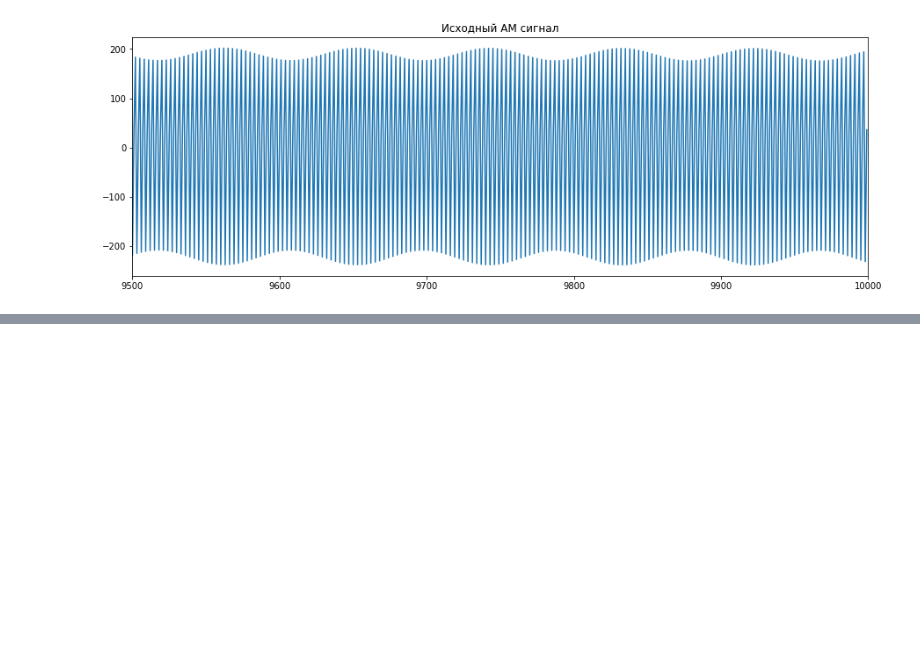
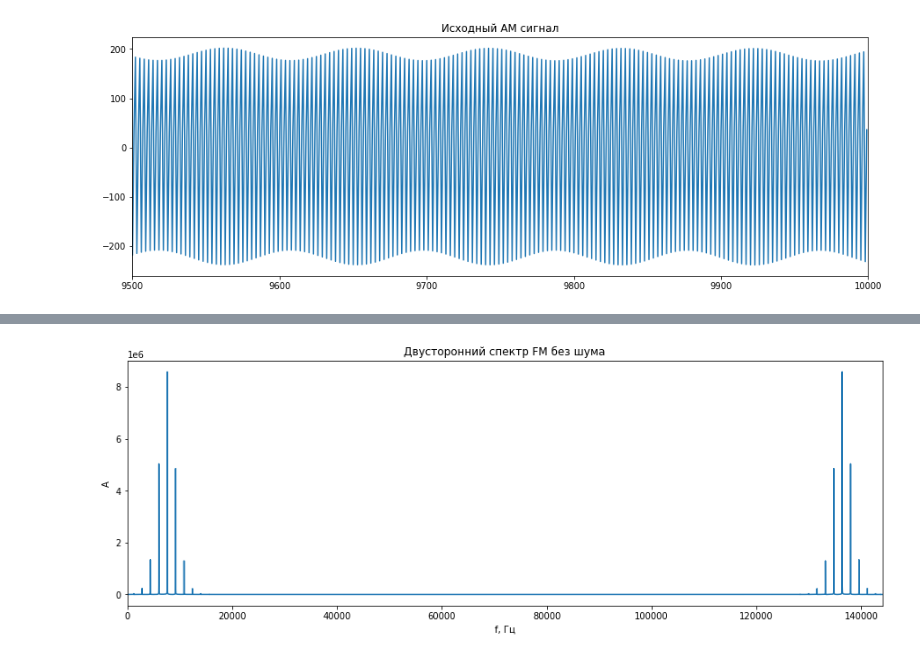
Before and after one commit to annanasnas/digital_signal_processing, a Jupyter notebook: СР1.ipynb, the cells around one changed output, grey strips where cells are left out. Drawn from its saved outputs; the diff is of its cells as text; code cells hidden in the pictures; blank space fills up the shorter version.

```diff
--- a/СР1.ipynb
+++ b/СР1.ipynb
@@ -139,0 +138,13 @@ plt.show()
+# %%
+FM = A*np.cos(f1*t+x2/B)
+FM_spectr = np.fft.fft(FM)
+
+plt.figure(figsize=(15,5))
+plt.plot(f, abs(FM_spectr))
+plt.xlabel('f, Гц')
+plt.ylabel('A')
+plt.title('Двусторонний спектр FМ без шума')
+plt.xlim(0, fs)
+plt.show()
+# %% [output]
+[figure, added]
```
Also changed, not shown: parts of 10 cells of this notebook.
